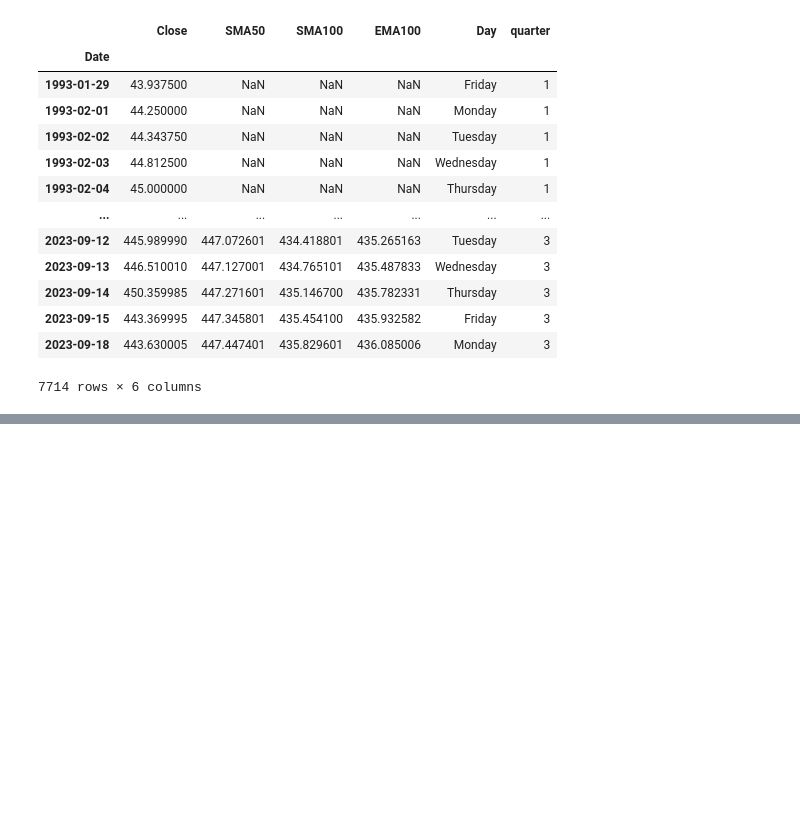
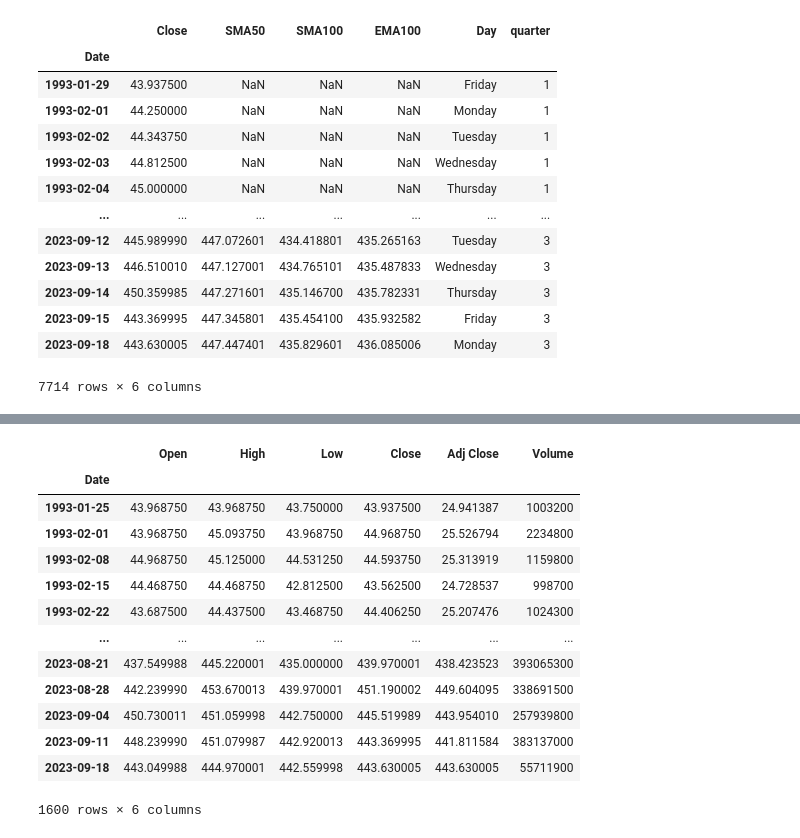
Before and after one commit to tuxlimr/Celery_Preprocessing, a Jupyter notebook: QuantEngineer_NASDAQ_Yahoo.ipynb, the cells around one changed output, grey strips where cells are left out. Saved outputs shown, nothing was run; the diff lists cells and outputs as text; code cells hidden in the pictures; blank space fills up the shorter version.

```diff
--- a/QuantEngineer_NASDAQ_Yahoo.ipynb
+++ b/QuantEngineer_NASDAQ_Yahoo.ipynb
@@ -674,0 +752,17 @@ spy
+# %%
+spy
+# %% [output]
+|  | Open | High | Low | Close | Adj Close | Volume |
+| Date |  |  |  |  |  |  |
+| 1993-01-25 | 43.968750 | 43.968750 | 43.750000 | 43.937500 | 24.941387 | 1003200 |
+| 1993-02-01 | 43.968750 | 45.093750 | 43.968750 | 44.968750 | 25.526794 | 2234800 |
+| 1993-02-08 | 44.968750 | 45.125000 | 44.531250 | 44.593750 | 25.313919 | 1159800 |
+| 1993-02-15 | 44.468750 | 44.468750 | 42.812500 | 43.562500 | 24.728537 | 998700 |
+| 1993-02-22 | 43.687500 | 44.437500 | 43.468750 | 44.406250 | 25.207476 | 1024300 |
+| ... | ... | ... | ... | ... | ... | ... |
+| 2023-08-21 | 437.549988 | 445.220001 | 435.000000 | 439.970001 | 438.423523 | 393065300 |
+| 2023-08-28 | 442.239990 | 453.670013 | 439.970001 | 451.190002 | 449.604095 | 338691500 |
+| 2023-09-04 | 450.730011 | 451.059998 | 442.750000 | 445.519989 | 443.954010 | 257939800 |
+| 2023-09-11 | 448.239990 | 451.079987 | 442.920013 | 443.369995 | 441.811584 | 383137000 |
+| 2023-09-18 | 443.049988 | 444.970001 | 442.559998 | 443.630005 | 443.630005 | 55711900 |
+1600 rows × 6 columns
```
Also changed, not shown: parts of 9 cells of this notebook.
